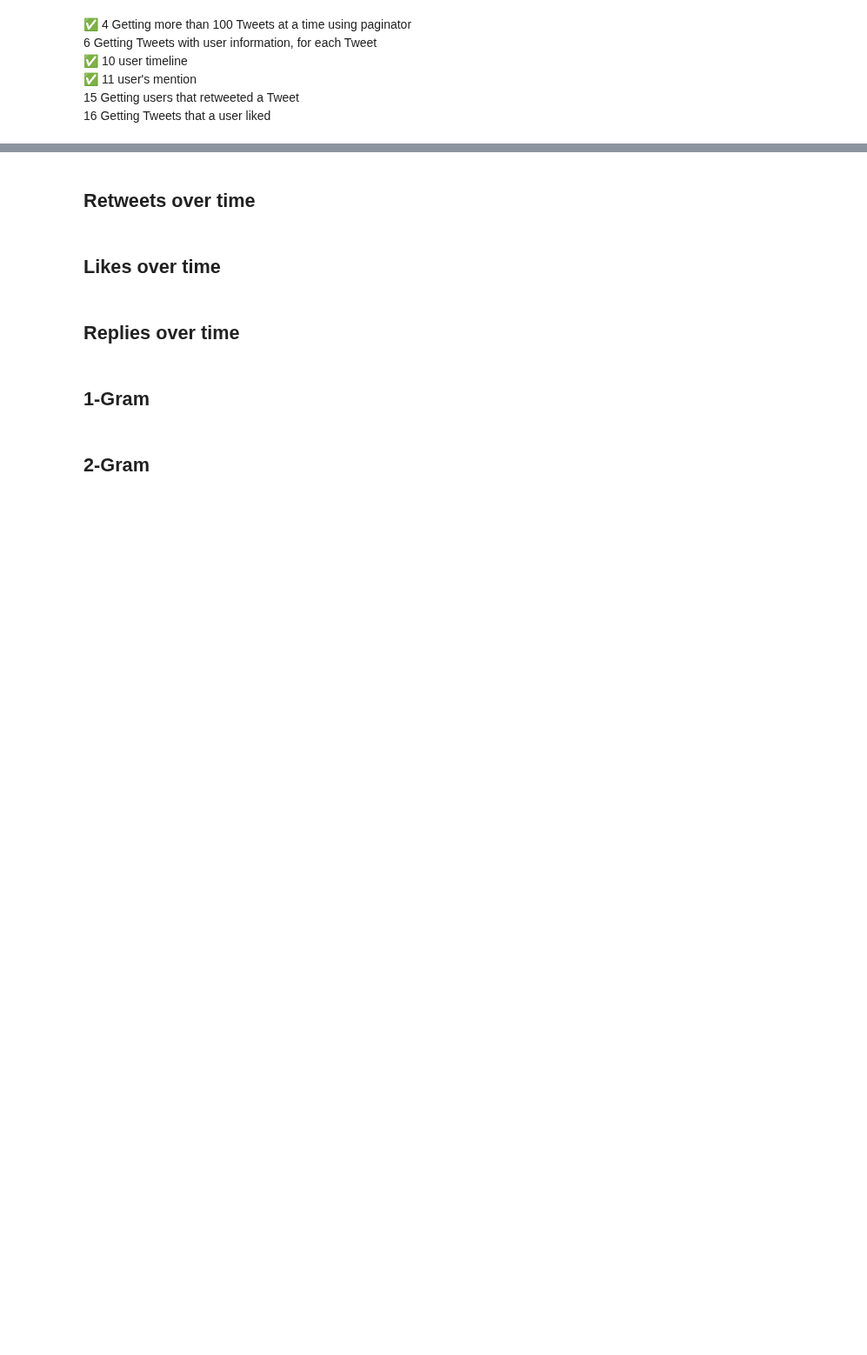
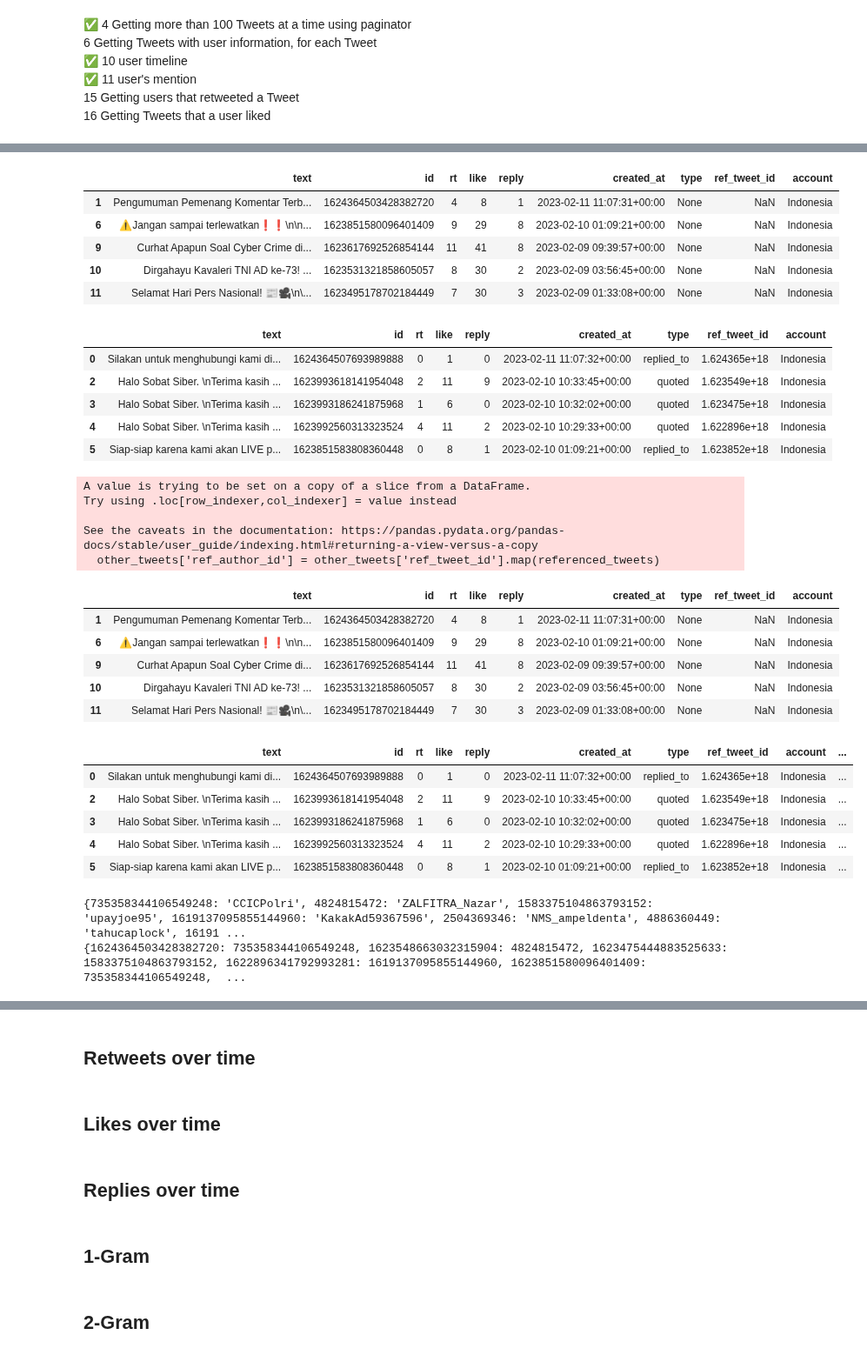
Before and after one commit to ranggakd/DAIly, a Jupyter notebook: projects/cyber police/Tweepy_of_CyberPolice_Comparison.ipynb, the cells around one changed output, grey strips where cells are left out. Shown at 87% size. Saved outputs shown, nothing was run; the diff lists cells and outputs as text; code cells hidden in the pictures; blank space fills up the shorter version.

```diff
--- a/projects/cyber police/Tweepy_of_CyberPolice_Comparison.ipynb
+++ b/projects/cyber police/Tweepy_of_CyberPolice_Comparison.ipynb
@@ -81,7 +78,8 @@ client = tw.Client(bearer_token=bearer_token)
 ## Getting IDs
 # %%
 # since the most tweet account is less than 7k at the time writing this code
-LIMIT = 7000
+# LIMIT = 7000
+MAX_RESULTS = 100
 # %%
 countries = (
     'Indonesia',
@@ -136,3 +286,12 @@ User rate limit (User context): 900 requests per 15-minute window per each authe
 ✅ 11 user's mention
 15 Getting users that retweeted a Tweet
 16 Getting Tweets that a user liked
+# %%
+r = client.get_users_tweets(id=id_dict['Indonesia'],exclude=['retweets'],max_results=5,tweet_fields=['public_metrics','created_at'],expansions='referenced_tweets.id.author_id')
+# print(r)
+print(dir(r.data[0]))
+print(r.data[0].referenced_tweets[0].id)
+print(r.includes['users'][0].id)
+print(r.includes['users'][0].username)
+print(r.includes['tweets'][0].id)
+print(r.includes['tweets'][0].author_id)
@@ -169,3 +357,38 @@ def get_account_tweets(country: str) -> pd.DataFrame:
+# %%
+td = {}
+_, _, _ = get_account_tweets('Indonesia', td, 'retweets')
+# %% [output]
+|  | text | id | rt | like | reply | created_at | type | ref_tweet_id | account |
+| 1 | Pengumuman Pemenang Komentar Terb... | 1624364503428382720 | 4 | 8 | 1 | 2023-02-11 11:07:31+00:00 | None | NaN | Indonesia |
+| 6 | ⚠️Jangan sampai terlewatkan❗❗\n\n... | 1623851580096401409 | 9 | 29 | 8 | 2023-02-10 01:09:21+00:00 | None | NaN | Indonesia |
+| 9 | Curhat Apapun Soal Cyber Crime di... | 1623617692526854144 | 11 | 41 | 8 | 2023-02-09 09:39:57+00:00 | None | NaN | Indonesia |
+| 10 | Dirgahayu Kavaleri TNI AD ke-73! ... | 1623531321858605057 | 8 | 30 | 2 | 2023-02-09 03:56:45+00:00 | None | NaN | Indonesia |
+| 11 | Selamat Hari Pers Nasional! 📰🎥\n\... | 1623495178702184449 | 7 | 30 | 3 | 2023-02-09 01:33:08+00:00 | None | NaN | Indonesia |
+|  | text | id | rt | like | reply | created_at | type | ref_tweet_id | account |
+| 0 | Silakan untuk menghubungi kami di... | 1624364507693989888 | 0 | 1 | 0 | 2023-02-11 11:07:32+00:00 | replied_to | 1.624365e+18 | Indonesia |
+| 2 | Halo Sobat Siber. \nTerima kasih ... | 1623993618141954048 | 2 | 11 | 9 | 2023-02-10 10:33:45+00:00 | quoted | 1.623549e+18 | Indonesia |
+| 3 | Halo Sobat Siber. \nTerima kasih ... | 1623993186241875968 | 1 | 6 | 0 | 2023-02-10 10:32:02+00:00 | quoted | 1.623475e+18 | Indonesia |
+| 4 | Halo Sobat Siber. \nTerima kasih ... | 1623992560313323524 | 4 | 11 | 2 | 2023-02-10 10:29:33+00:00 | quoted | 1.622896e+18 | Indonesia |
+| 5 | Siap-siap karena kami akan LIVE p... | 1623851583808360448 | 0 | 8 | 1 | 2023-02-10 01:09:21+00:00 | replied_to | 1.623852e+18 | Indonesia |
+A value is trying to be set on a copy of a slice from a DataFrame.
+Try using .loc[row_indexer,col_indexer] = value instead
+
+See the caveats in the documentation: https://pandas.pydata.org/pandas-docs/stable/user_guide/indexing.html#returning-a-view-versus-a-copy
+  other_tweets['ref_author_id'] = other_tweets['ref_tweet_id'].map(referenced_tweets)
+|  | text | id | rt | like | reply | created_at | type | ref_tweet_id | account |
+| 1 | Pengumuman Pemenang Komentar Terb... | 1624364503428382720 | 4 | 8 | 1 | 2023-02-11 11:07:31+00:00 | None | NaN | Indonesia |
+| 6 | ⚠️Jangan sampai terlewatkan❗❗\n\n... | 1623851580096401409 | 9 | 29 | 8 | 2023-02-10 01:09:21+00:00 | None | NaN | Indonesia |
+| 9 | Curhat Apapun Soal Cyber Crime di... | 1623617692526854144 | 11 | 41 | 8 | 2023-02-09 09:39:57+00:00 | None | NaN | Indonesia |
+| 10 | Dirgahayu Kavaleri TNI AD ke-73! ... | 1623531321858605057 | 8 | 30 | 2 | 2023-02-09 03:56:45+00:00 | None | NaN | Indonesia |
+| 11 | Selamat Hari Pers Nasional! 📰🎥\n\... | 1623495178702184449 | 7 | 30 | 3 | 2023-02-09 01:33:08+00:00 | None | NaN | Indonesia |
+|  | text | id | rt | like | reply | created_at | type | ref_tweet_id | account | ... |
+| 0 | Silakan untuk menghubungi kami di... | 1624364507693989888 | 0 | 1 | 0 | 2023-02-11 11:07:32+00:00 | replied_to | 1.624365e+18 | Indonesia | ... |
+| 2 | Halo Sobat Siber. \nTerima kasih ... | 1623993618141954048 | 2 | 11 | 9 | 2023-02-10 10:33:45+00:00 | quoted | 1.623549e+18 | Indonesia | ... |
+| 3 | Halo Sobat Siber. \nTerima kasih ... | 1623993186241875968 | 1 | 6 | 0 | 2023-02-10 10:32:02+00:00 | quoted | 1.623475e+18 | Indonesia | ... |
+| 4 | Halo Sobat Siber. \nTerima kasih ... | 1623992560313323524 | 4 | 11 | 2 | 2023-02-10 10:29:33+00:00 | quoted | 1.622896e+18 | Indonesia | ... |
+| 5 | Siap-siap karena kami akan LIVE p... | 1623851583808360448 | 0 | 8 | 1 | 2023-02-10 01:09:21+00:00 | replied_to | 1.623852e+18 | Indonesia | ... |
+{735358344106549248: 'CCICPolri', 4824815472: 'ZALFITRA_Nazar', 1583375104863793152: 'upayjoe95', 1619137095855144960: 'KakakAd59367596', 2504369346: 'NMS_ampeldenta', 4886360449: 'tahucaplock', 16191 ...
+{1624364503428382720: 735358344106549248, 1623548663032315904: 4824815472, 1623475444883525633: 1583375104863793152, 1622896341792993281: 1619137095855144960, 1623851580096401409: 735358344106549248,  ...
 # %%
 id_t = get_account_tweets('Indonesia')
 us_t = get_account_tweets('USA')
```
Also changed, not shown: parts of 27 cells of this notebook.
